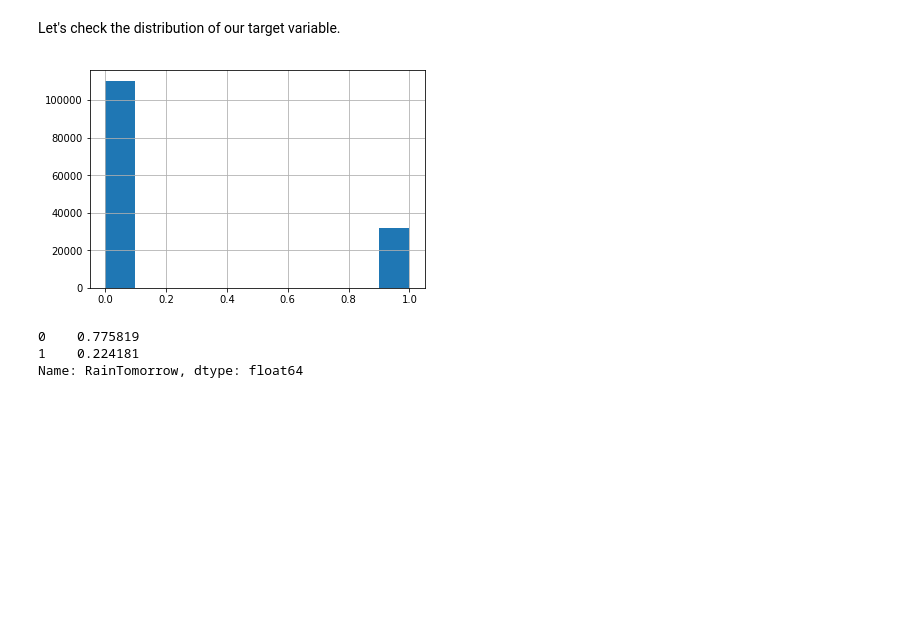
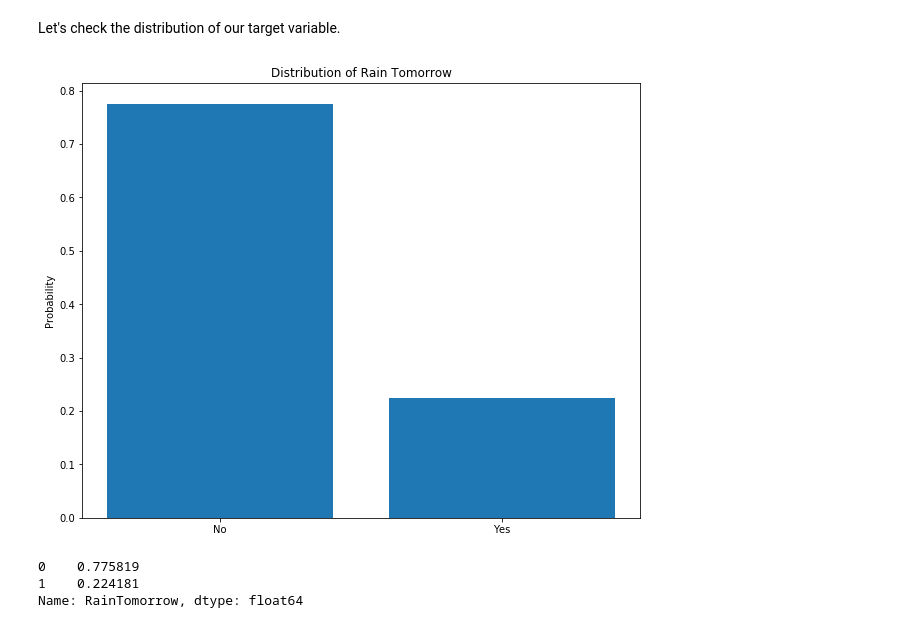
Before and after one commit to arcaputo3/dsc-3-final-project-online-ds-sp-000, a Jupyter notebook: main.ipynb, the cells around one changed output. Saved outputs shown, nothing was run; the diff lists cells and outputs as text; code cells hidden in the pictures; blank space fills up the shorter version.

```diff
--- a/main.ipynb
+++ b/main.ipynb
@@ -246,11 +251,14 @@ X, y = df.drop('RainTomorrow', axis=1), df.RainTomorrow
 y = (y == 'Yes').astype('int64')
 # %% [markdown]
 Let's check the distribution of our target variable.
-# %%
-y.hist()
-plt.show()
-# %% [output]
-[figure, removed]
+# %%
+plt.figure(figsize=(10, 8))
+plt.bar(['No', 'Yes'], y.value_counts()/len(y))
+plt.title('Distribution of Rain Tomorrow')
+plt.ylabel('Probability')
+plt.show()
+# %% [output]
+[figure, added]
 # %%
 y.value_counts()/len(y)
 # %% [output]
```
Also changed, not shown: parts of 28 cells of this notebook, 1 other file.
